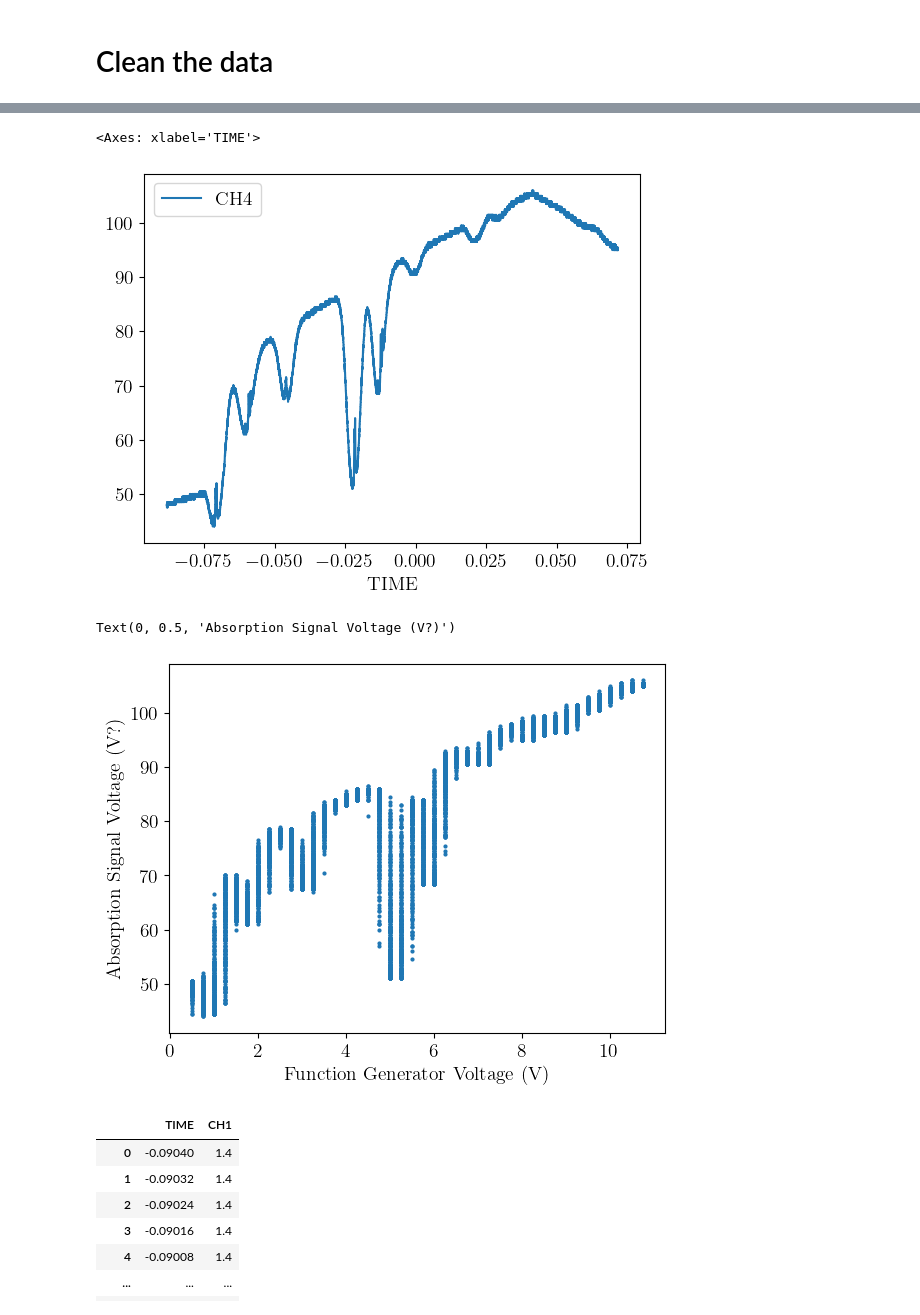
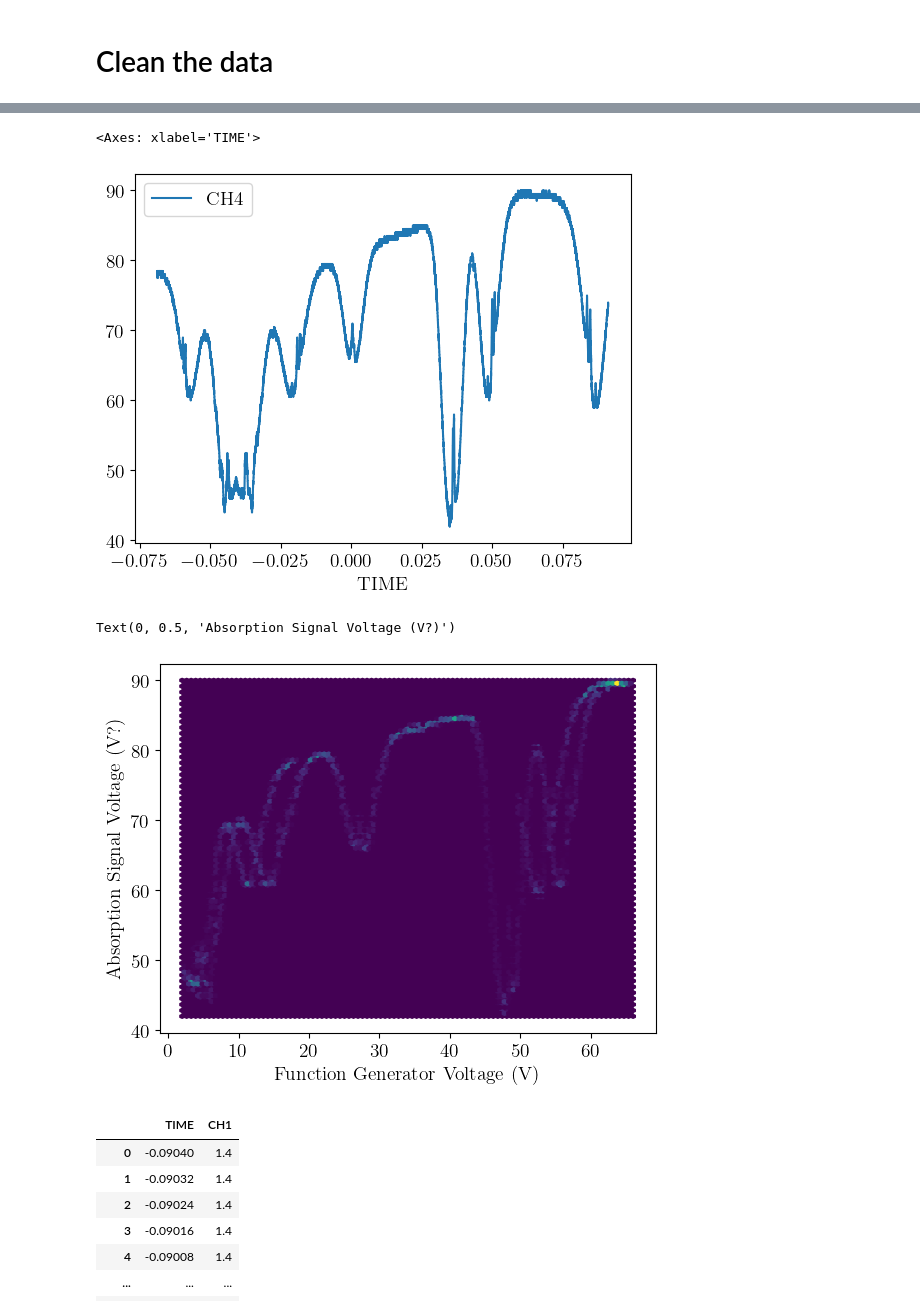
Before and after one commit to andres-luengo/alden-andres-max-most-dangerous-4450-trio, a Jupyter notebook: rb-spectroscopy/data-inspect.ipynb, the cells around one changed output, grey strips where cells are left out. Cells and saved outputs as stored; diff of their text form; code cells hidden in the pictures.

```diff
--- a/rb-spectroscopy/data-inspect.ipynb
+++ b/rb-spectroscopy/data-inspect.ipynb
@@ -6,7 +6,7 @@ import os
 # %% [markdown]
 # Clean the data
 # %%
-gen = pd.read_csv("data/TEK00082.CSV", skiprows=15)
+gen = pd.read_csv("data/saturated/no_magnet/signal_gen.CSV", skiprows=15)
 gen
 # %% [output]
 |  | TIME | CH1 |
@@ -52,5 +52,5 @@ fp.plot(x="TIME", y="CH2")
 # %%
-sat = pd.read_csv("data/TEK00084.CSV", skiprows=15)
+sat = pd.read_csv("data/saturated/no_magnet/data.CSV", skiprows=15)
 sat
 # %% [output]
 |  | TIME | CH4 |
@@ -70,17 +70,17 @@ sat
 sat.plot(x="TIME", y="CH4")
 # %% [output]
 <Axes: xlabel='TIME'>
-[figure, old version]
+[figure, new version]
 # %%
 import matplotlib.pyplot as plt
 # %%
-plt.scatter(gen["CH1"], sat["CH4"], s=4)
+plt.hexbin(gen["CH1"], sat["CH4"])
 # plt.plot(gen["CH1"], sat["CH4"])
 plt.xlabel("Function Generator Voltage (V)")
 plt.ylabel("Absorption Signal Voltage (V?)")
 # %% [output]
 Text(0, 0.5, 'Absorption Signal Voltage (V?)')
-[figure, old version]
+[figure, new version]
 # %%
 saturated_data = {
     "GEN": gen,
```
Also changed, not shown: parts of 6 cells of this notebook.
